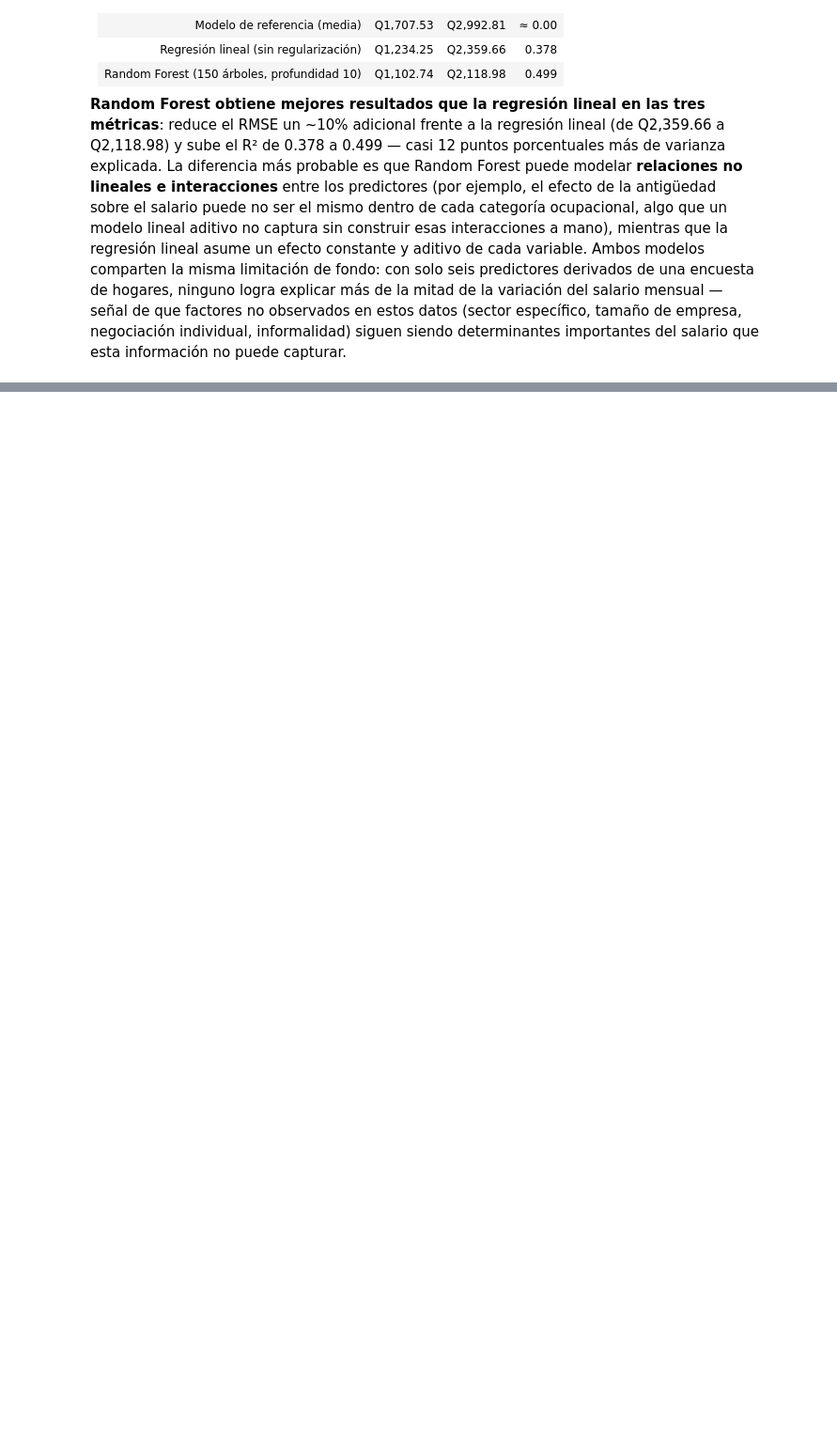
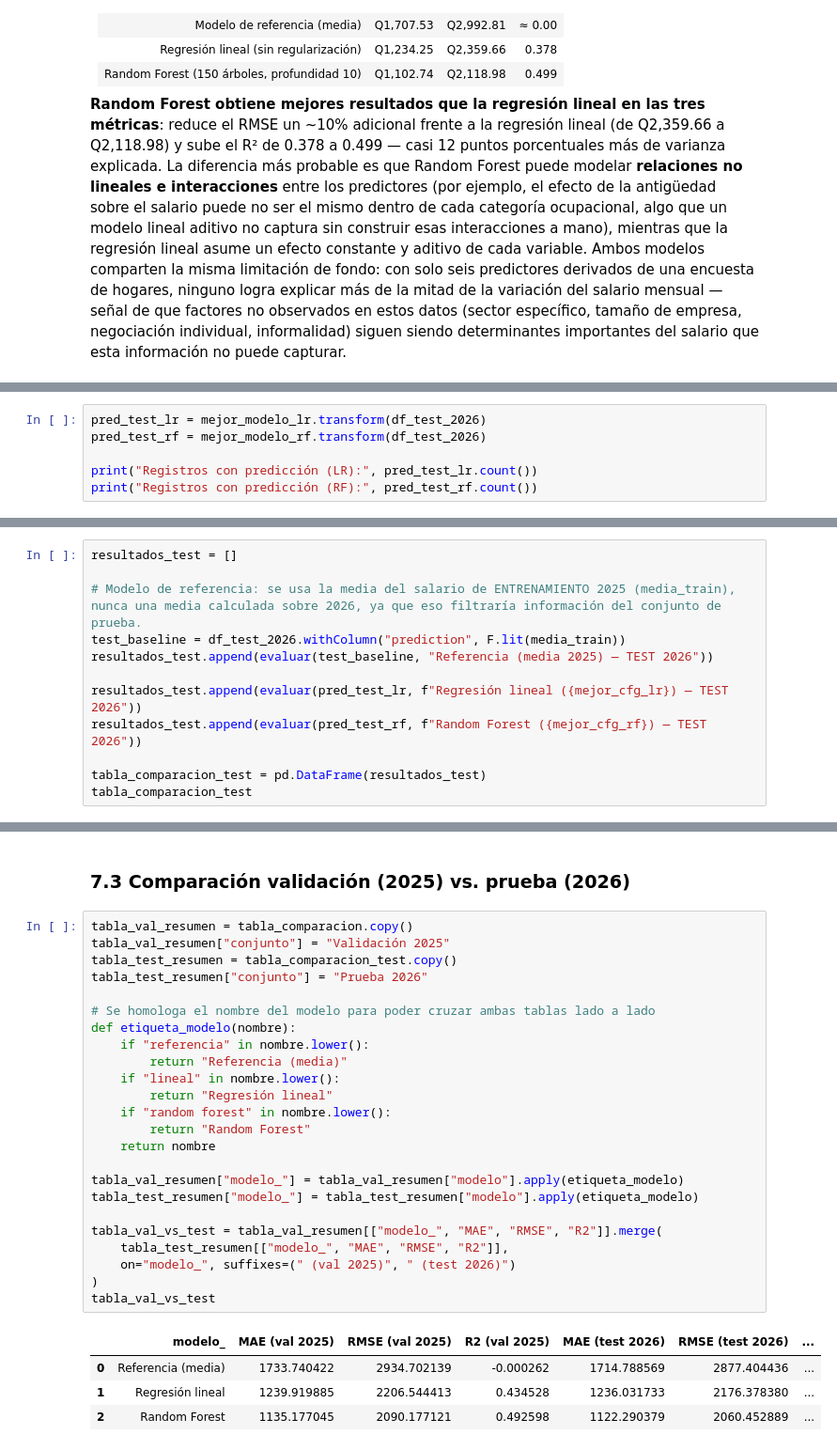
Before and after one commit to Ikeel04/Labs-DS, a Jupyter notebook: Lab7/Laboratorio_7_Spark_MLlib.ipynb, the cells around one changed output, grey strips where cells are left out. Shown at 94% size. Saved outputs shown, nothing was run; the diff lists cells and outputs as text; blank space fills up the shorter version.

```diff
--- a/Lab7/Laboratorio_7_Spark_MLlib.ipynb
+++ b/Lab7/Laboratorio_7_Spark_MLlib.ipynb
@@ -1341,0 +1269,6 @@ salario que esta información no puede capturar.
+# %%
+pred_test_lr = mejor_modelo_lr.transform(df_test_2026)
+pred_test_rf = mejor_modelo_rf.transform(df_test_2026)
+
+print("Registros con predicción (LR):", pred_test_lr.count())
+print("Registros con predicción (RF):", pred_test_rf.count())
@@ -1341,0 +1278,12 @@ salario que esta información no puede capturar.
+# %%
+resultados_test = []
+
+# Modelo de referencia: se usa la media del salario de ENTRENAMIENTO 2025 (media_train), nunca una media calculada sobre 2026, ya que eso filtraría información del conjunto de prueba.
+test_baseline = df_test_2026.withColumn("prediction", F.lit(media_train))
+resultados_test.append(evaluar(test_baseline, "Referencia (media 2025) — TEST 2026"))
+
+resultados_test.append(evaluar(pred_test_lr, f"Regresión lineal ({mejor_cfg_lr}) — TEST 2026"))
+resultados_test.append(evaluar(pred_test_rf, f"Random Forest ({mejor_cfg_rf}) — TEST 2026"))
+
+tabla_comparacion_test = pd.DataFrame(resultados_test)
+tabla_comparacion_test
@@ -1341,0 +1298,31 @@ salario que esta información no puede capturar.
+# %% [markdown]
+### 7.3 Comparación validación (2025) vs. prueba (2026)
+# %%
+tabla_val_resumen = tabla_comparacion.copy()
+tabla_val_resumen["conjunto"] = "Validación 2025"
+tabla_test_resumen = tabla_comparacion_test.copy()
+tabla_test_resumen["conjunto"] = "Prueba 2026"
+
+# Se homologa el nombre del modelo para poder cruzar ambas tablas lado a lado
+def etiqueta_modelo(nombre):
+    if "referencia" in nombre.lower():
+        return "Referencia (media)"
+    if "lineal" in nombre.lower():
+        return "Regresión lineal"
+    if "random forest" in nombre.lower():
+        return "Random Forest"
+    return nombre
+
+tabla_val_resumen["modelo_"] = tabla_val_resumen["modelo"].apply(etiqueta_modelo)
+tabla_test_resumen["modelo_"] = tabla_test_resumen["modelo"].apply(etiqueta_modelo)
+
+tabla_val_vs_test = tabla_val_resumen[["modelo_", "MAE", "RMSE", "R2"]].merge(
+    tabla_test_resumen[["modelo_", "MAE", "RMSE", "R2"]],
+    on="modelo_", suffixes=(" (val 2025)", " (test 2026)")
+)
+tabla_val_vs_test
+# %% [output]
+|  | modelo_ | MAE (val 2025) | RMSE (val 2025) | R2 (val 2025) | MAE (test 2026) | RMSE (test 2026) | ... |
+| 0 | Referencia (media) | 1733.740422 | 2934.702139 | -0.000262 | 1714.788569 | 2877.404436 | ... |
+| 1 | Regresión lineal | 1239.919885 | 2206.544413 | 0.434528 | 1236.031733 | 2176.378380 | ... |
+| 2 | Random Forest | 1135.177045 | 2090.177121 | 0.492598 | 1122.290379 | 2060.452889 | ... |
```
Also changed, not shown: parts of 11 cells of this notebook.
